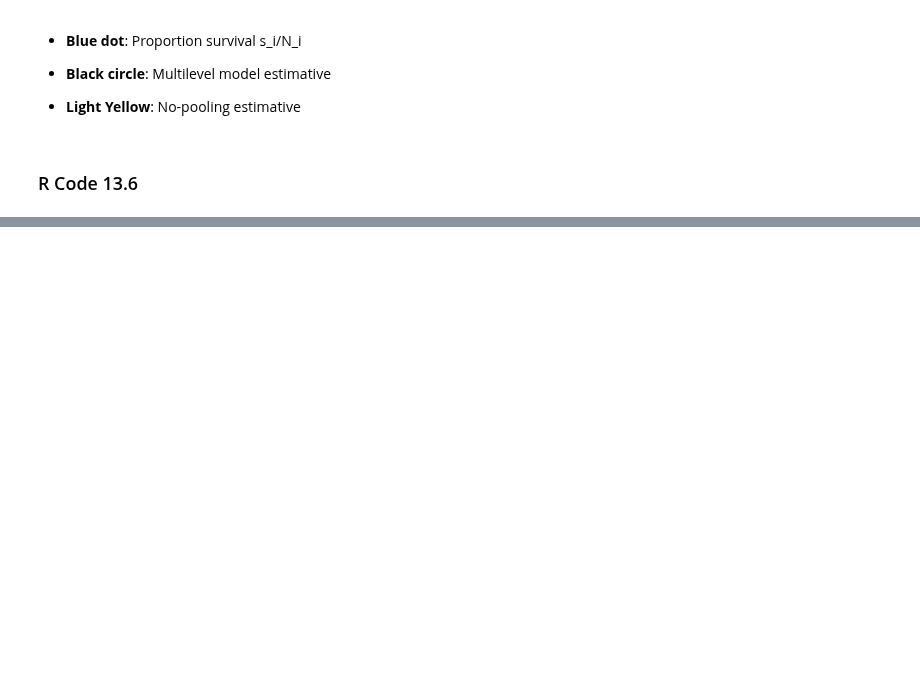
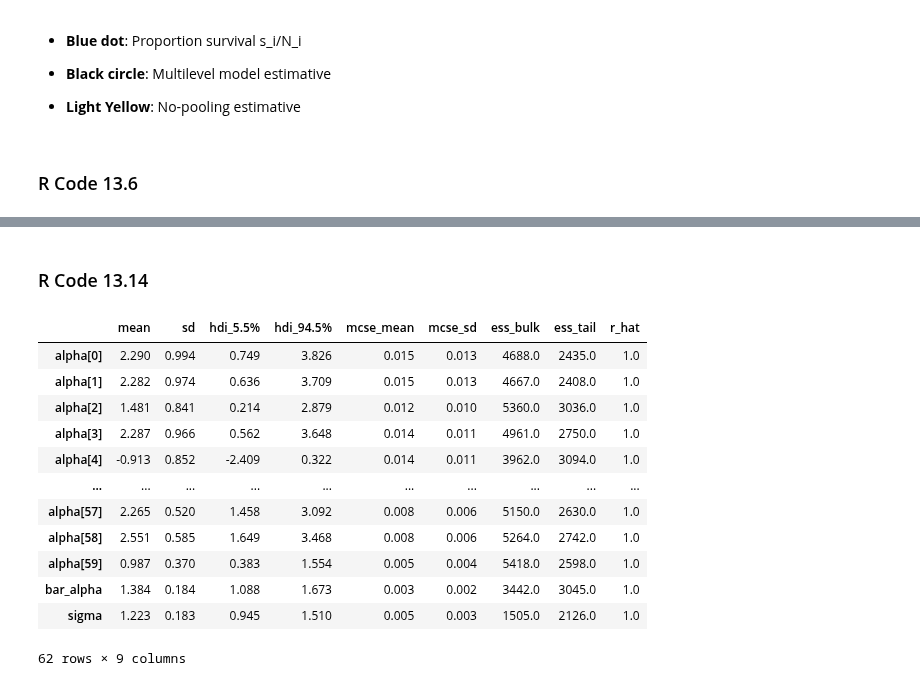
Before and after one commit to rodolphomacedo/statistical_rethinking_pt_BR, a Jupyter notebook: parte_13.ipynb, the cells around one changed output, grey strips where cells are left out. Drawn from its saved outputs; the diff is of its cells as text; code cells hidden in the pictures; blank space fills up the shorter version.

```diff
--- a/parte_13.ipynb
+++ b/parte_13.ipynb
@@ -398,0 +435,9 @@ plt.show()
+# %%
+d = {
+    'pond': np.arange(nponds) + 1,
+    'Ni':Ni,
+    'true_a': a_pond,
+}
+
+dsim = pd.DataFrame(data=d)
+dsim.head()
@@ -398,0 +457,3 @@ plt.show()
+# %%
+dsim['Si'] = np.random.binomial(n=dsim['Ni'], p=inv_logit(dsim['true_a']))
+dsim.head()
@@ -398,0 +471,3 @@ plt.show()
+# %%
+dsim['p_nopool'] = dsim['Si'] / dsim['Ni']
+dsim.head()
@@ -398,0 +549,2 @@ plt.show()
+# %% [markdown]
+### R Code 13.14
@@ -398,0 +557,16 @@ plt.show()
+# %%
+az.summary(model_13_3, hdi_prob=0.89)
+# %% [output]
+|  | mean | sd | hdi_5.5% | hdi_94.5% | mcse_mean | mcse_sd | ess_bulk | ess_tail | r_hat |
+| alpha[0] | 2.290 | 0.994 | 0.749 | 3.826 | 0.015 | 0.013 | 4688.0 | 2435.0 | 1.0 |
+| alpha[1] | 2.282 | 0.974 | 0.636 | 3.709 | 0.015 | 0.013 | 4667.0 | 2408.0 | 1.0 |
+| alpha[2] | 1.481 | 0.841 | 0.214 | 2.879 | 0.012 | 0.010 | 5360.0 | 3036.0 | 1.0 |
+| alpha[3] | 2.287 | 0.966 | 0.562 | 3.648 | 0.014 | 0.011 | 4961.0 | 2750.0 | 1.0 |
+| alpha[4] | -0.913 | 0.852 | -2.409 | 0.322 | 0.014 | 0.011 | 3962.0 | 3094.0 | 1.0 |
+| ... | ... | ... | ... | ... | ... | ... | ... | ... | ... |
+| alpha[57] | 2.265 | 0.520 | 1.458 | 3.092 | 0.008 | 0.006 | 5150.0 | 2630.0 | 1.0 |
+| alpha[58] | 2.551 | 0.585 | 1.649 | 3.468 | 0.008 | 0.006 | 5264.0 | 2742.0 | 1.0 |
+| alpha[59] | 0.987 | 0.370 | 0.383 | 1.554 | 0.005 | 0.004 | 5418.0 | 2598.0 | 1.0 |
+| bar_alpha | 1.384 | 0.184 | 1.088 | 1.673 | 0.003 | 0.002 | 3442.0 | 3045.0 | 1.0 |
+| sigma | 1.223 | 0.183 | 0.945 | 1.510 | 0.005 | 0.003 | 1505.0 | 2126.0 | 1.0 |
+62 rows × 9 columns
```
Also changed, not shown: parts of 43 cells of this notebook.
